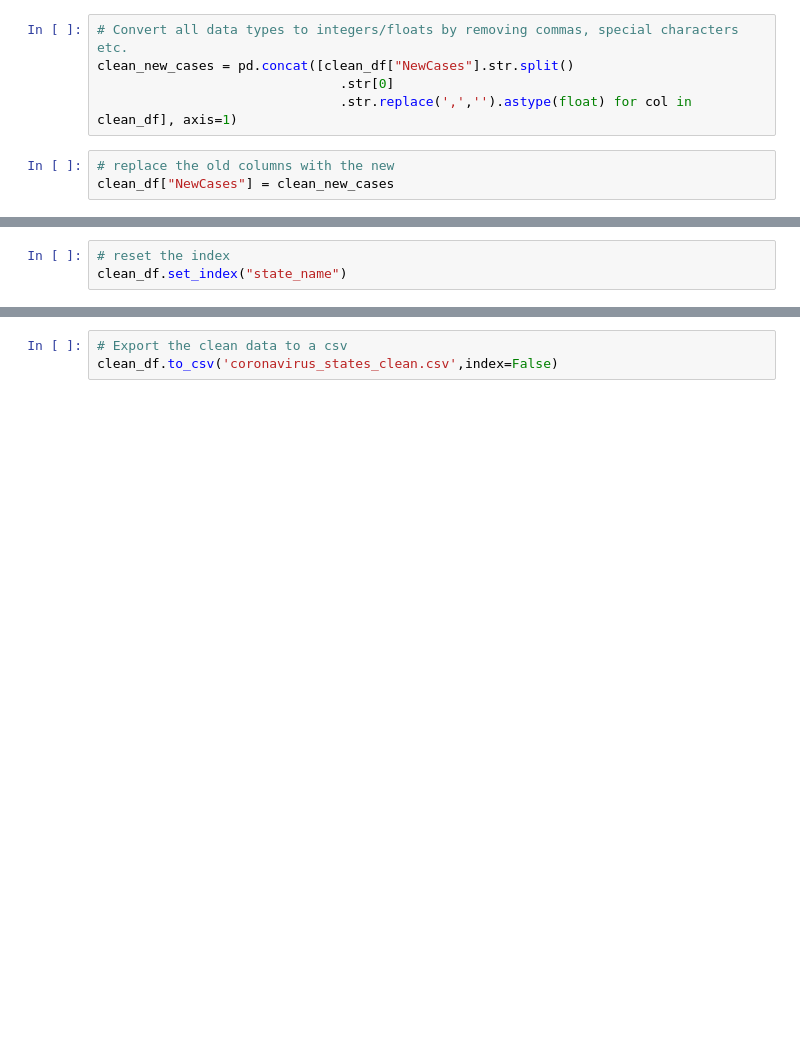
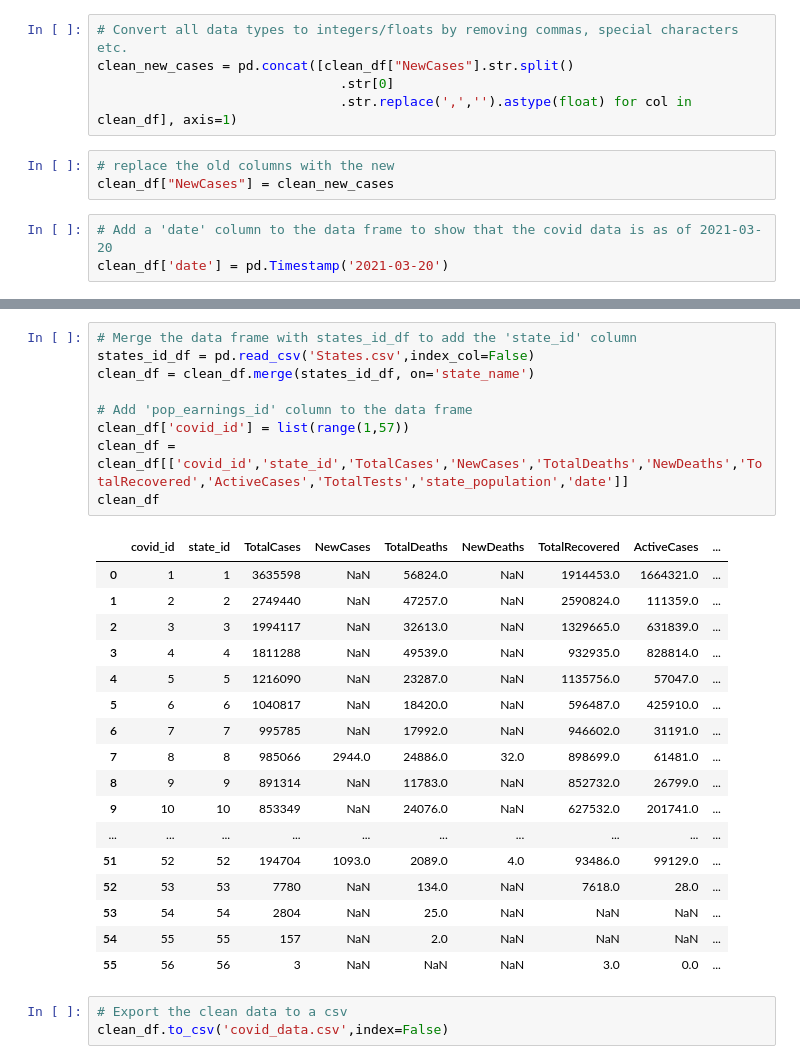
Before and after one commit to jgore1234/ETL_CoronavirusData, a Jupyter notebook: Coronavirus Data- Extract & Transform/world_o_meters_data_clean.ipynb, the cells around one changed output, grey strips where cells are left out. Saved outputs shown, nothing was run; the diff lists cells and outputs as text; blank space fills up the shorter version.

```diff
--- a/world_o_meters_data_clean.ipynb
+++ b/Coronavirus Data- Extract & Transform/world_o_meters_data_clean.ipynb
@@ -33,6 +34,9 @@ clean_new_cases = pd.concat([clean_df["NewCases"].str.split()
 # %%
 # replace the old columns with the new
 clean_df["NewCases"] = clean_new_cases
+# %%
+# Add a 'date' column to the data frame to show that the covid data is as of 2021-03-20
+clean_df['date'] = pd.Timestamp('2021-03-20')
 # %%
 # check the types
 clean_df.dtypes
@@ -49,4 +54 @@ state_population    float64
 dtype: object
-# %%
-# reset the index
-clean_df.set_index("state_name")
@@ -72,3 +55,30 @@ clean_df.set_index("state_name")
+# %%
+# Merge the data frame with states_id_df to add the 'state_id' column
+states_id_df = pd.read_csv('States.csv',index_col=False)
+clean_df = clean_df.merge(states_id_df, on='state_name')
+
+# Add 'pop_earnings_id' column to the data frame
+clean_df['covid_id'] = list(range(1,57))
+clean_df = clean_df[['covid_id','state_id','TotalCases','NewCases','TotalDeaths','NewDeaths','TotalRecovered','ActiveCases','TotalTests','state_population','date']]
+clean_df
+# %% [output]
+|  | covid_id | state_id | TotalCases | NewCases | TotalDeaths | NewDeaths | TotalRecovered | ActiveCases | ... |
+| 0 | 1 | 1 | 3635598 | NaN | 56824.0 | NaN | 1914453.0 | 1664321.0 | ... |
+| 1 | 2 | 2 | 2749440 | NaN | 47257.0 | NaN | 2590824.0 | 111359.0 | ... |
+| 2 | 3 | 3 | 1994117 | NaN | 32613.0 | NaN | 1329665.0 | 631839.0 | ... |
+| 3 | 4 | 4 | 1811288 | NaN | 49539.0 | NaN | 932935.0 | 828814.0 | ... |
+| 4 | 5 | 5 | 1216090 | NaN | 23287.0 | NaN | 1135756.0 | 57047.0 | ... |
+| 5 | 6 | 6 | 1040817 | NaN | 18420.0 | NaN | 596487.0 | 425910.0 | ... |
+| 6 | 7 | 7 | 995785 | NaN | 17992.0 | NaN | 946602.0 | 31191.0 | ... |
+| 7 | 8 | 8 | 985066 | 2944.0 | 24886.0 | 32.0 | 898699.0 | 61481.0 | ... |
+| 8 | 9 | 9 | 891314 | NaN | 11783.0 | NaN | 852732.0 | 26799.0 | ... |
+| 9 | 10 | 10 | 853349 | NaN | 24076.0 | NaN | 627532.0 | 201741.0 | ... |
+| ... | ... | ... | ... | ... | ... | ... | ... | ... | ... |
+| 51 | 52 | 52 | 194704 | 1093.0 | 2089.0 | 4.0 | 93486.0 | 99129.0 | ... |
+| 52 | 53 | 53 | 7780 | NaN | 134.0 | NaN | 7618.0 | 28.0 | ... |
+| 53 | 54 | 54 | 2804 | NaN | 25.0 | NaN | NaN | NaN | ... |
+| 54 | 55 | 55 | 157 | NaN | 2.0 | NaN | NaN | NaN | ... |
+| 55 | 56 | 56 | 3 | NaN | NaN | NaN | 3.0 | 0.0 | ... |
 # %%
 # Export the clean data to a csv
-clean_df.to_csv('coronavirus_states_clean.csv',index=False)
+clean_df.to_csv('covid_data.csv',index=False)
```
Also changed, not shown: parts of 3 cells of this notebook, 16 other files.
